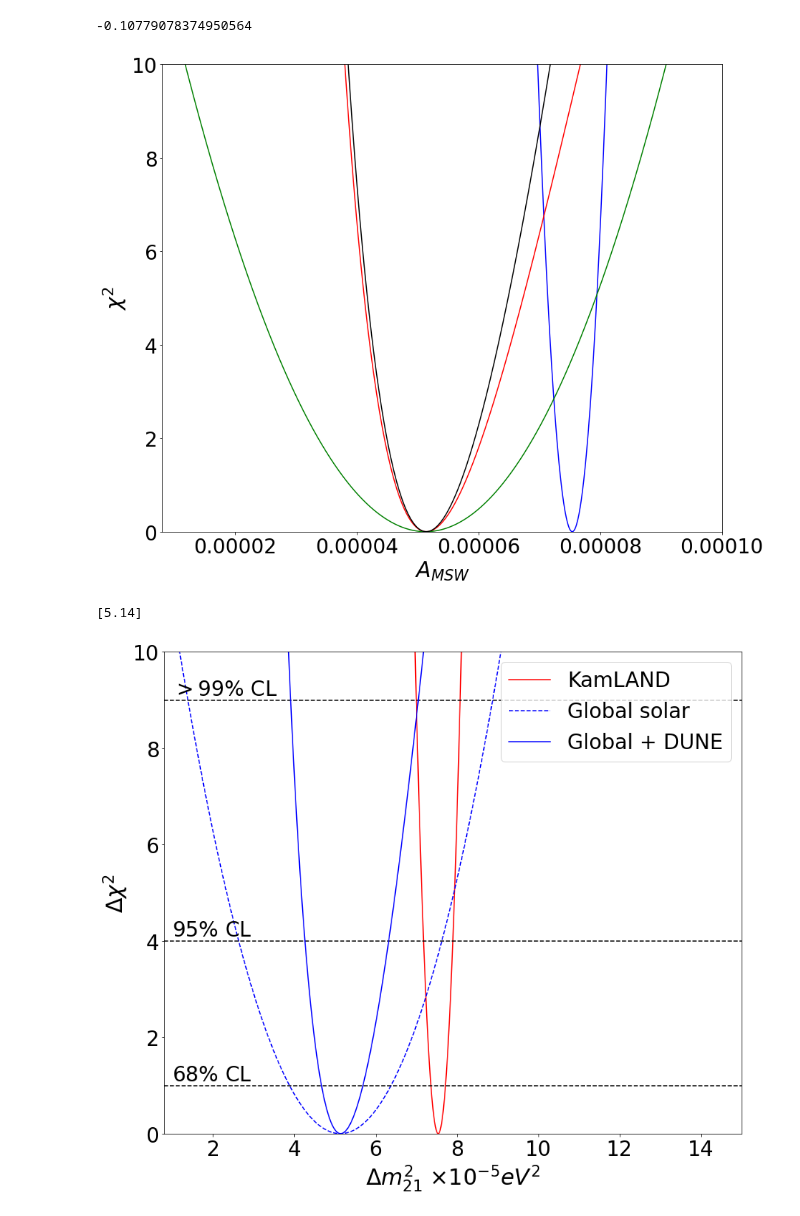
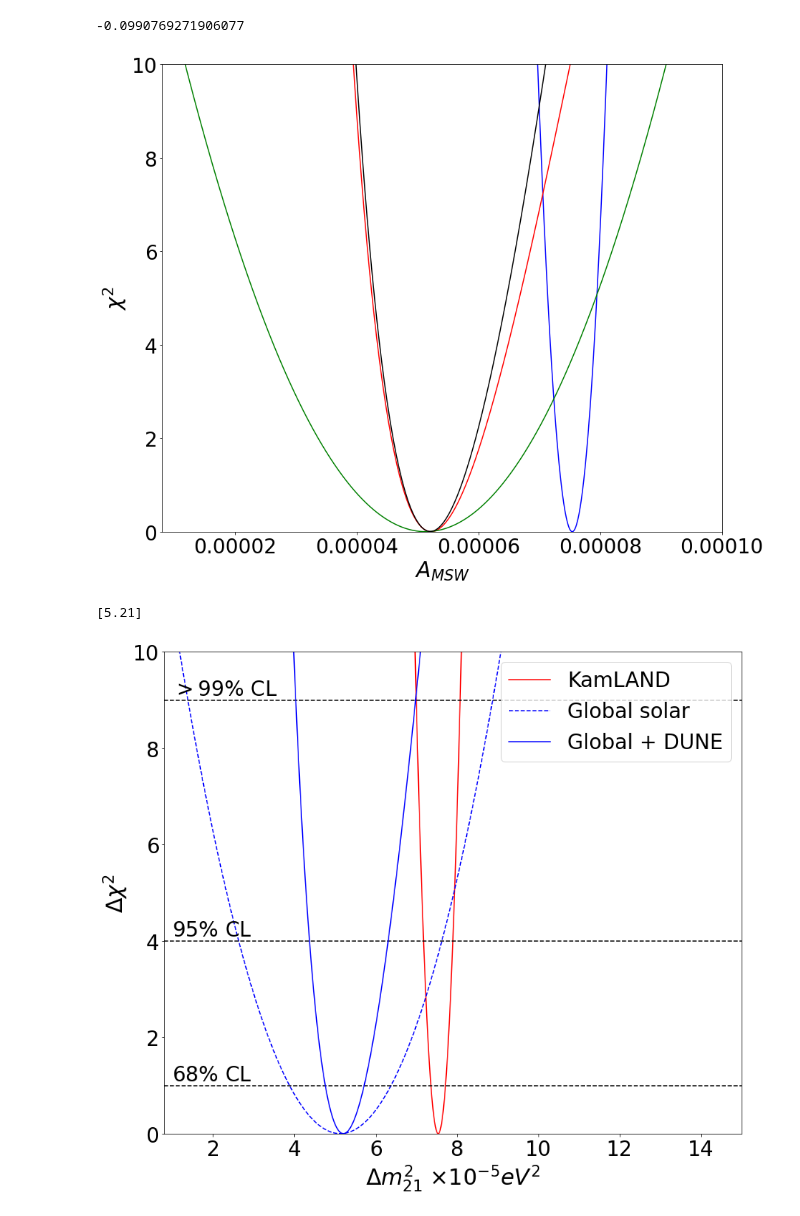
Before and after one commit to nlane314/soLAr-sens, a Jupyter notebook: notebooks/deltamass12chisquaranalysis.ipynb, the cells around one changed output. Drawn from its saved outputs; the diff is of its cells as text; code cells hidden in the pictures.

```diff
--- a/notebooks/deltamass12chisquaranalysis.ipynb
+++ b/notebooks/deltamass12chisquaranalysis.ipynb
@@ -21,7 +21,7 @@ def osc(md12):
 
     degrad = math.pi/180 # deg.s to rad.s conversion fac.
 
-    E = 10.6e6 # 6e6 eV, B8 peak
+    E = 9.9e6 # 6e6 eV, B8 peak
     peS = 92.5e3/1.673e-27 # m-3, e density of Sun at B8 production point
     peE = 2.8e3/1.673e-27 # m-3, average e density of Earth
 
@@ -73,38 +73,38 @@ def chisquar(obs, uncer, exp):
 x = np.arange(0.02e-5, 1e-4, 0.01e-5)
 
 KL = [7.54e-5, 0.18e-5] # measurement and error
-asymDUNE = [-0.107485, -0.014167]
+asymDUNE = [-0.09695123209176124, np.sqrt(0.007395812762520748**2 + (0.09695123209176124*0.1)**2)]
 globsolar = [5.13e-5, 1.25e-5]
 
 print(osc(5.13e-5))
 
 chiKL = chisquar(KL[0], KL[1], x)
 chiDUNE = chisquar(asymDUNE[0], asymDUNE[1], osc(x))
 chiGS = chisquar(globsolar[0], globsolar[1], x) # global solar
 
 y = chiDUNE + chiGS
 
 ####################
 
 plt.figure(figsize=(14,12))
 
 plt.plot(x, chiKL, color='blue')
 plt.plot(x, chiDUNE, color='red')
 plt.plot(x, chiGS, color='green')
 plt.plot(x, y, color='black')
 
 plt.xlabel(r'$A_{MSW}$',fontsize=30)
 plt.xticks(fontsize=28)
 plt.ylabel(r'$\chi^2$',fontsize=30)
 plt.yticks(fontsize=28)
 
 
 plt.xlim(0.000008, 0.00010)
 plt.ylim(0, 10)
 plt.show()
 # %% [output]
--0.10779078374950564
+-0.0990769271906077
-[figure, old version]
+[figure, new version]
 # %%
 plt.figure(figsize=(14,12))
 
@@ -149,5 +149,5 @@ plt.ylim(0, 10)
 plt.savefig('../figures/mixingtension.png', bbox_inches='tight')
 plt.show()
 # %% [output]
-[5.14]
+[5.21]
-[figure, old version]
+[figure, new version]
```
Also changed, not shown: 8 other files.
